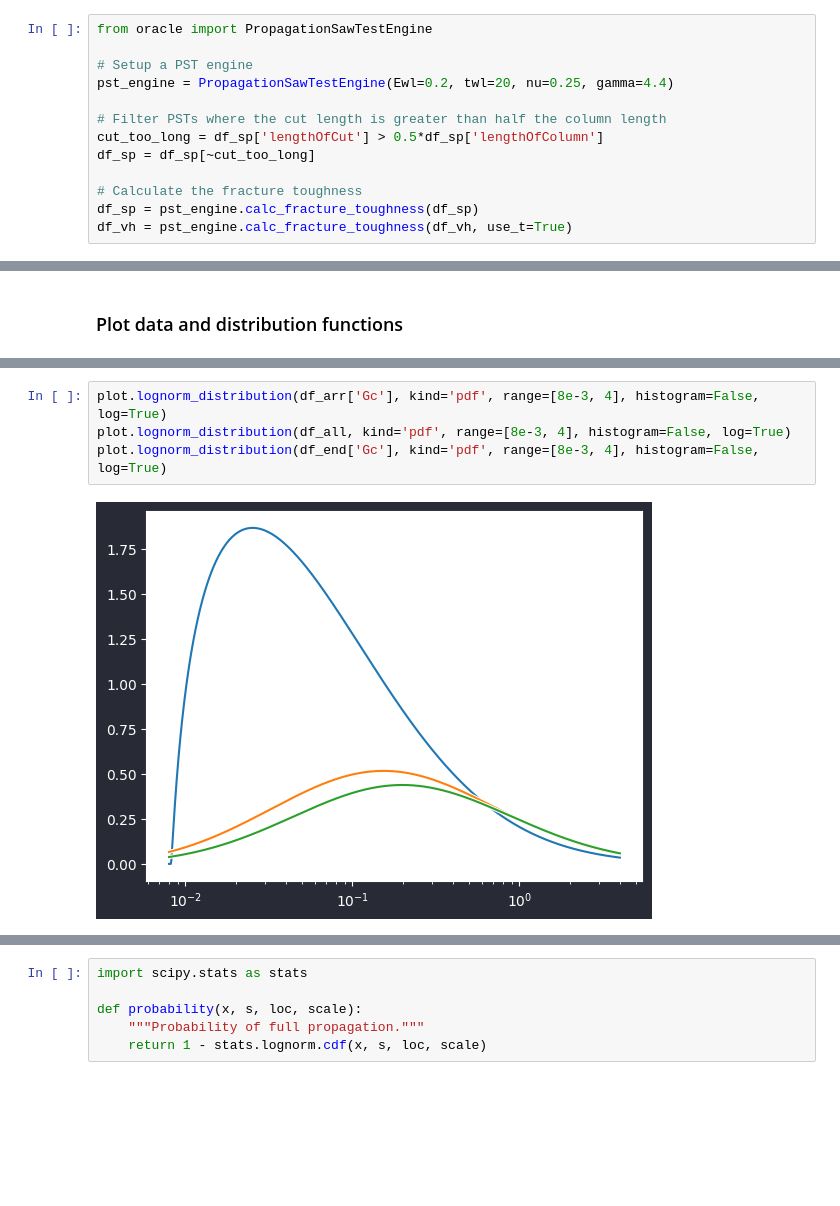
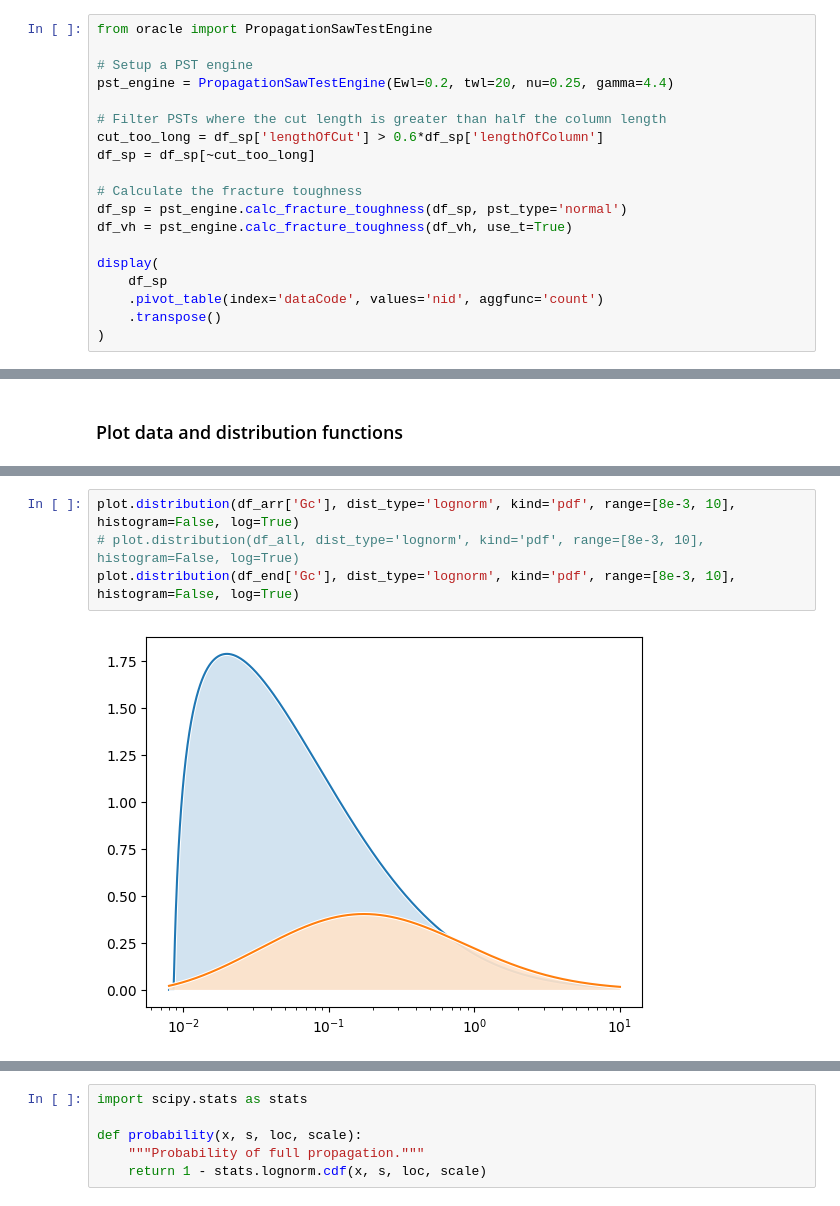
Before and after one commit to 2phi/oracle, a Jupyter notebook: analysis.ipynb, the cells around one changed output, grey strips where cells are left out. Drawn from its saved outputs; the diff is of its cells as text; blank space fills up the shorter version.

```diff
--- a/analysis.ipynb
+++ b/analysis.ipynb
@@ -93,9 +94,15 @@ from oracle import PropagationSawTestEngine
 pst_engine = PropagationSawTestEngine(Ewl=0.2, twl=20, nu=0.25, gamma=4.4)
 
 # Filter PSTs where the cut length is greater than half the column length
-cut_too_long = df_sp['lengthOfCut'] > 0.5*df_sp['lengthOfColumn']
+cut_too_long = df_sp['lengthOfCut'] > 0.6*df_sp['lengthOfColumn']
 df_sp = df_sp[~cut_too_long]
 
 # Calculate the fracture toughness
-df_sp = pst_engine.calc_fracture_toughness(df_sp)
+df_sp = pst_engine.calc_fracture_toughness(df_sp, pst_type='normal')
 df_vh = pst_engine.calc_fracture_toughness(df_vh, use_t=True)
+
+display(
+    df_sp
+    .pivot_table(index='dataCode', values='nid', aggfunc='count')
+    .transpose()
+)
@@ -296,7 +334,7 @@ plot.lognorm_distribution(df_arr['Gc'], kind='pdf', density=False, log=True)
 # %%
-plot.lognorm_distribution(df_arr['Gc'], kind='pdf', range=[8e-3, 4], histogram=False, log=True)
-plot.lognorm_distribution(df_all, kind='pdf', range=[8e-3, 4], histogram=False, log=True)
-plot.lognorm_distribution(df_end['Gc'], kind='pdf', range=[8e-3, 4], histogram=False, log=True)
+plot.distribution(df_arr['Gc'], dist_type='lognorm', kind='pdf', range=[8e-3, 10], histogram=False, log=True)
+# plot.distribution(df_all, dist_type='lognorm', kind='pdf', range=[8e-3, 10], histogram=False, log=True)
+plot.distribution(df_end['Gc'], dist_type='lognorm', kind='pdf', range=[8e-3, 10], histogram=False, log=True)
 # %% [output]
-[figure, old version]
+[figure, new version]
 # %%
```
Also changed, not shown: parts of 28 cells of this notebook.
